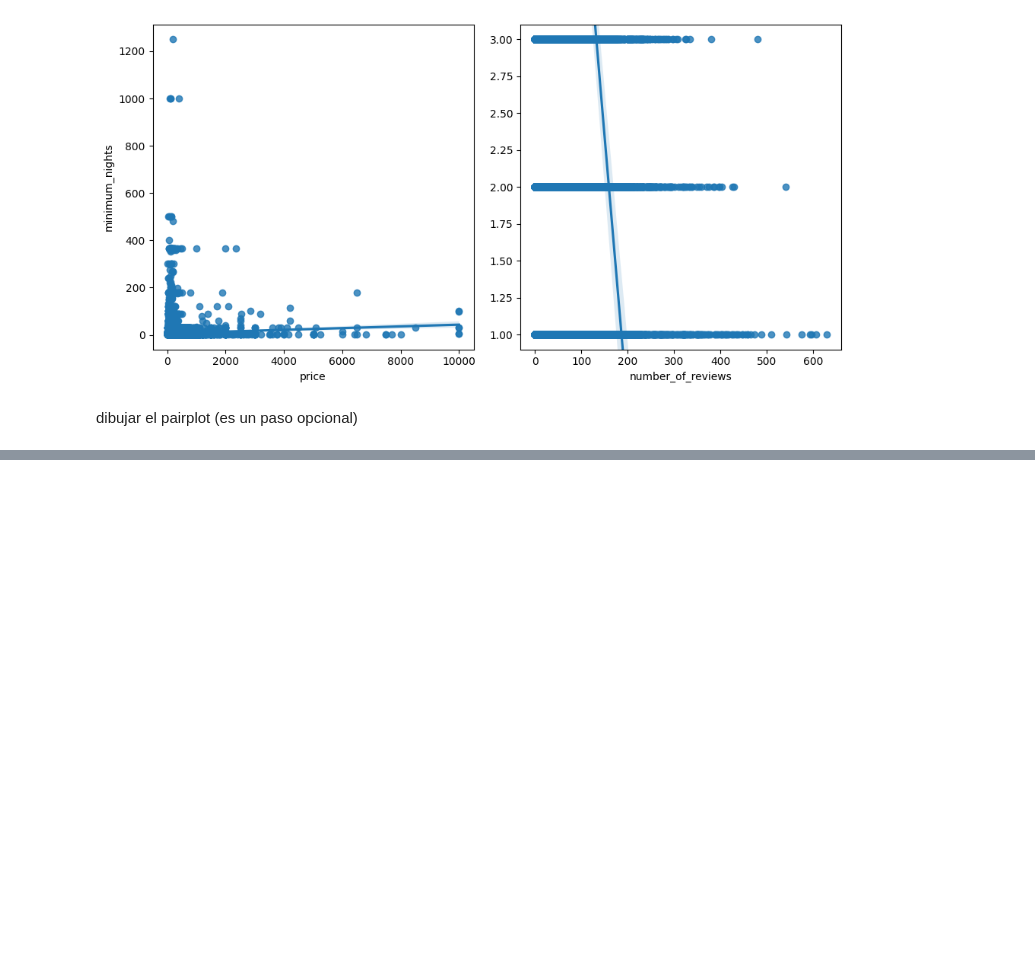
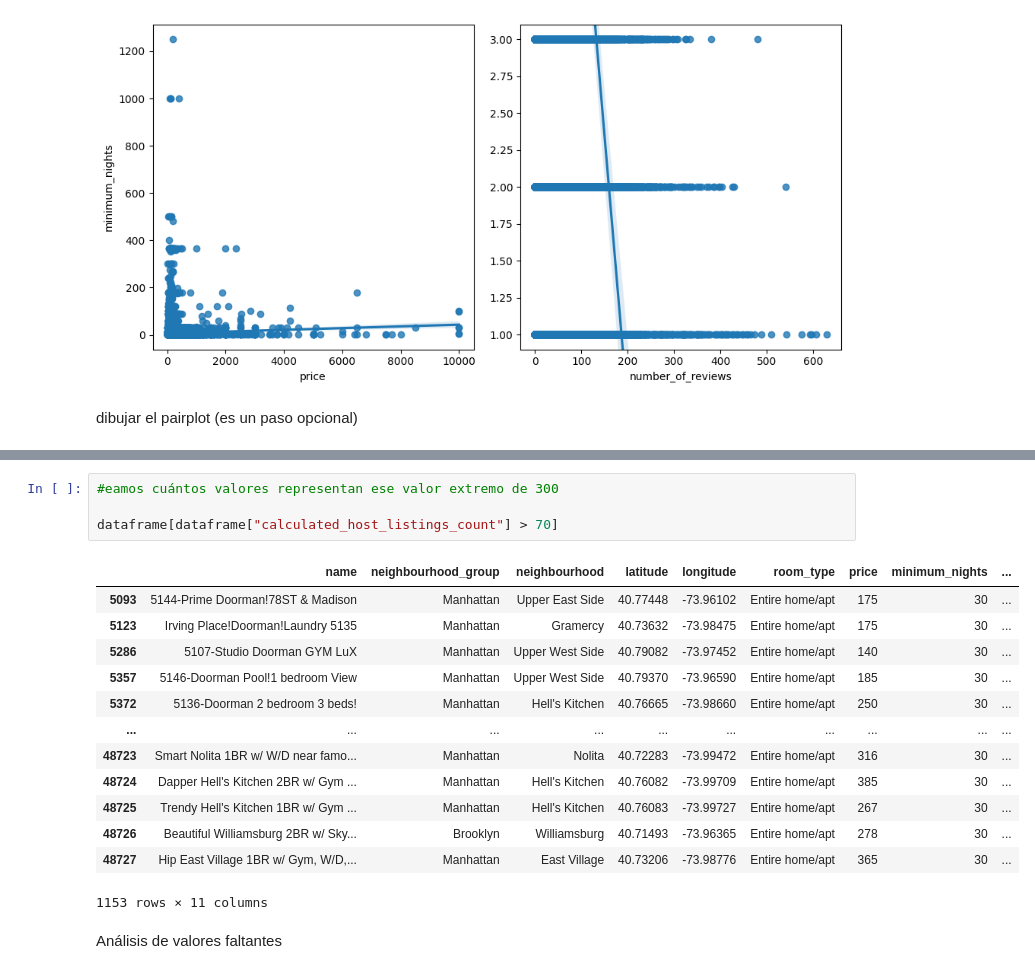
Before and after one commit to jaimed411/013-PROYECTO1-machine-learning-airbnb, a Jupyter notebook: src/explore.ipynb, the cells around one changed output, grey strips where cells are left out. Saved outputs shown, nothing was run; the diff lists cells and outputs as text; blank space fills up the shorter version.

```diff
--- a/src/explore.ipynb
+++ b/src/explore.ipynb
@@ -311,0 +496,20 @@ sns.pairplot(data = dataframe)
+# %%
+#eamos cuántos valores representan ese valor extremo de 300
+
+dataframe[dataframe["calculated_host_listings_count"] > 70]
+# %% [output]
+|  | name | neighbourhood_group | neighbourhood | latitude | longitude | room_type | price | minimum_nights | ... |
+| 5093 | 5144-Prime Doorman!78ST & Madison | Manhattan | Upper East Side | 40.77448 | -73.96102 | Entire home/apt | 175 | 30 | ... |
+| 5123 | Irving Place!Doorman!Laundry 5135 | Manhattan | Gramercy | 40.73632 | -73.98475 | Entire home/apt | 175 | 30 | ... |
+| 5286 | 5107-Studio Doorman GYM LuX | Manhattan | Upper West Side | 40.79082 | -73.97452 | Entire home/apt | 140 | 30 | ... |
+| 5357 | 5146-Doorman Pool!1 bedroom View | Manhattan | Upper West Side | 40.79370 | -73.96590 | Entire home/apt | 185 | 30 | ... |
+| 5372 | 5136-Doorman 2 bedroom 3 beds! | Manhattan | Hell's Kitchen | 40.76665 | -73.98660 | Entire home/apt | 250 | 30 | ... |
+| ... | ... | ... | ... | ... | ... | ... | ... | ... | ... |
+| 48723 | Smart Nolita 1BR w/ W/D near famo... | Manhattan | Nolita | 40.72283 | -73.99472 | Entire home/apt | 316 | 30 | ... |
+| 48724 | Dapper Hell's Kitchen 2BR w/ Gym ... | Manhattan | Hell's Kitchen | 40.76082 | -73.99709 | Entire home/apt | 385 | 30 | ... |
+| 48725 | Trendy Hell's Kitchen 1BR w/ Gym ... | Manhattan | Hell's Kitchen | 40.76083 | -73.99727 | Entire home/apt | 267 | 30 | ... |
+| 48726 | Beautiful Williamsburg 2BR w/ Sky... | Brooklyn | Williamsburg | 40.71493 | -73.96365 | Entire home/apt | 278 | 30 | ... |
+| 48727 | Hip East Village 1BR w/ Gym, W/D,... | Manhattan | East Village | 40.73206 | -73.98776 | Entire home/apt | 365 | 30 | ... |
+1153 rows × 11 columns
+# %% [markdown]
+Análisis de valores faltantes
```
Also changed, not shown: parts of 32 cells of this notebook.
